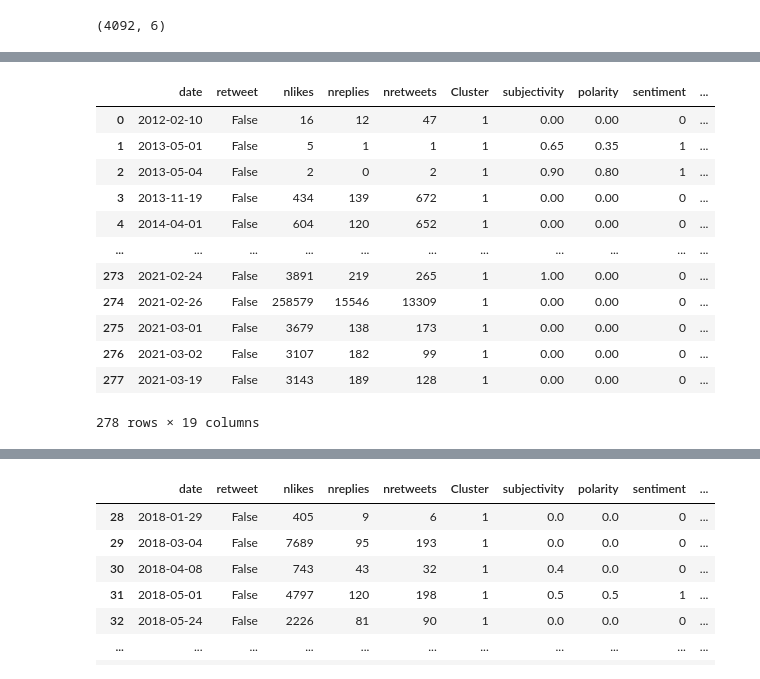
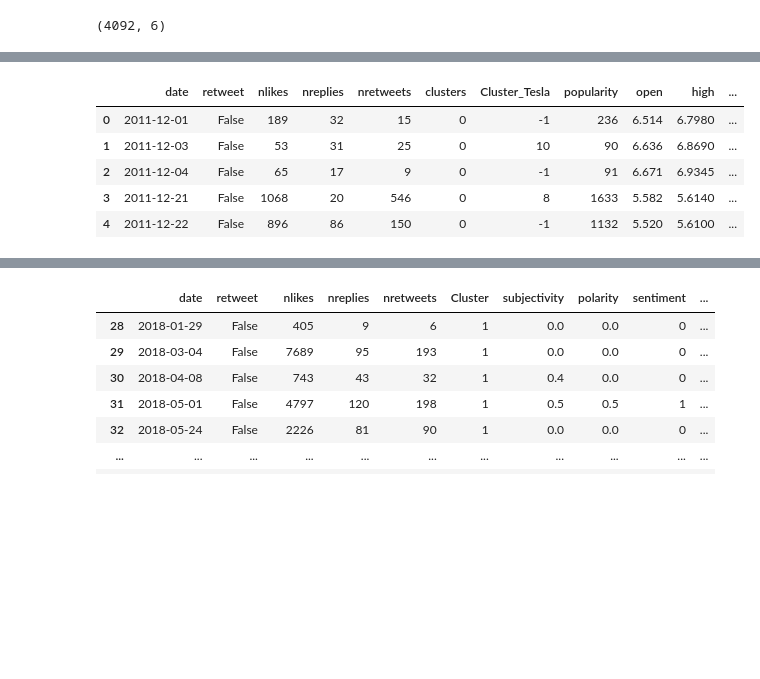
Before and after one commit to kmaksatk/Twitter_Stocks_Correlation, a Jupyter notebook: Stocks_Preprocessing_and_Correlation.ipynb, the cells around one changed output, grey strips where cells are left out. Saved outputs shown, nothing was run; the diff lists cells and outputs as text; code cells hidden in the pictures; blank space fills up the shorter version.

```diff
--- a/Stocks_Preprocessing_and_Correlation.ipynb
+++ b/Stocks_Preprocessing_and_Correlation.ipynb
@@ -5,6 +7,6 @@ import matplotlib.pyplot as plt
 # %%
-folder = "/content/drive/MyDrive/Tesla/"
-stocks = pd.read_csv(folder+"TSLA.csv")
+folder = "files"
+stocks = pd.read_csv(folder+"/tesla_stocks.csv")
 stocks = stocks.rename(columns = str.lower)
 stocks = stocks.rename(columns = {'adj close':'adj'})
 stocks.shape
@@ -54,10 +51,9 @@ stocks.shape
 # %% [output]
 (4092, 6)
 # %%
-folder = "/content/drive/MyDrive/Tesla/"
-tweets = pd.read_csv(folder+"top2vec_tesla_stuff.csv")
+folder = "files"
+tweets = pd.read_csv(folder+"/clusterized_tweets_go_use (1).csv")
 tweets.date = pd.to_datetime(tweets.date).dt.date
-tweets = tweets.iloc[:,2:]
-tweets.Cluster = 1 #remove this
+tweets = tweets.iloc[:,3:]
 tweets.shape
 # %% [output]
@@ -119,17 +100,10 @@ tweets
 # %%
 joined = pd.merge(tweets_daily, stocks, on = "date", how = 'inner')
-joined
+joined.head()
 # %% [output]
-|  | date | retweet | nlikes | nreplies | nretweets | Cluster | subjectivity | polarity | sentiment | ... |
-| 0 | 2012-02-10 | False | 16 | 12 | 47 | 1 | 0.00 | 0.00 | 0 | ... |
-| 1 | 2013-05-01 | False | 5 | 1 | 1 | 1 | 0.65 | 0.35 | 1 | ... |
-| 2 | 2013-05-04 | False | 2 | 0 | 2 | 1 | 0.90 | 0.80 | 1 | ... |
-| 3 | 2013-11-19 | False | 434 | 139 | 672 | 1 | 0.00 | 0.00 | 0 | ... |
-| 4 | 2014-04-01 | False | 604 | 120 | 652 | 1 | 0.00 | 0.00 | 0 | ... |
-| ... | ... | ... | ... | ... | ... | ... | ... | ... | ... | ... |
-| 273 | 2021-02-24 | False | 3891 | 219 | 265 | 1 | 1.00 | 0.00 | 0 | ... |
-| 274 | 2021-02-26 | False | 258579 | 15546 | 13309 | 1 | 0.00 | 0.00 | 0 | ... |
-| 275 | 2021-03-01 | False | 3679 | 138 | 173 | 1 | 0.00 | 0.00 | 0 | ... |
-| 276 | 2021-03-02 | False | 3107 | 182 | 99 | 1 | 0.00 | 0.00 | 0 | ... |
-| 277 | 2021-03-19 | False | 3143 | 189 | 128 | 1 | 0.00 | 0.00 | 0 | ... |
+|  | date | retweet | nlikes | nreplies | nretweets | clusters | Cluster_Tesla | popularity | open | high | ... |
+| 0 | 2011-12-01 | False | 189 | 32 | 15 | 0 | -1 | 236 | 6.514 | 6.7980 | ... |
+| 1 | 2011-12-03 | False | 53 | 31 | 25 | 0 | 10 | 90 | 6.636 | 6.8690 | ... |
+| 2 | 2011-12-04 | False | 65 | 17 | 9 | 0 | -1 | 91 | 6.671 | 6.9345 | ... |
+| 3 | 2011-12-21 | False | 1068 | 20 | 546 | 0 | 8 | 1633 | 5.582 | 5.6140 | ... |
+| 4 | 2011-12-22 | False | 896 | 86 | 150 | 0 | -1 | 1132 | 5.520 | 5.6100 | ... |
-278 rows × 19 columns
```
Also changed, not shown: parts of 12 cells of this notebook, 2 other files.
